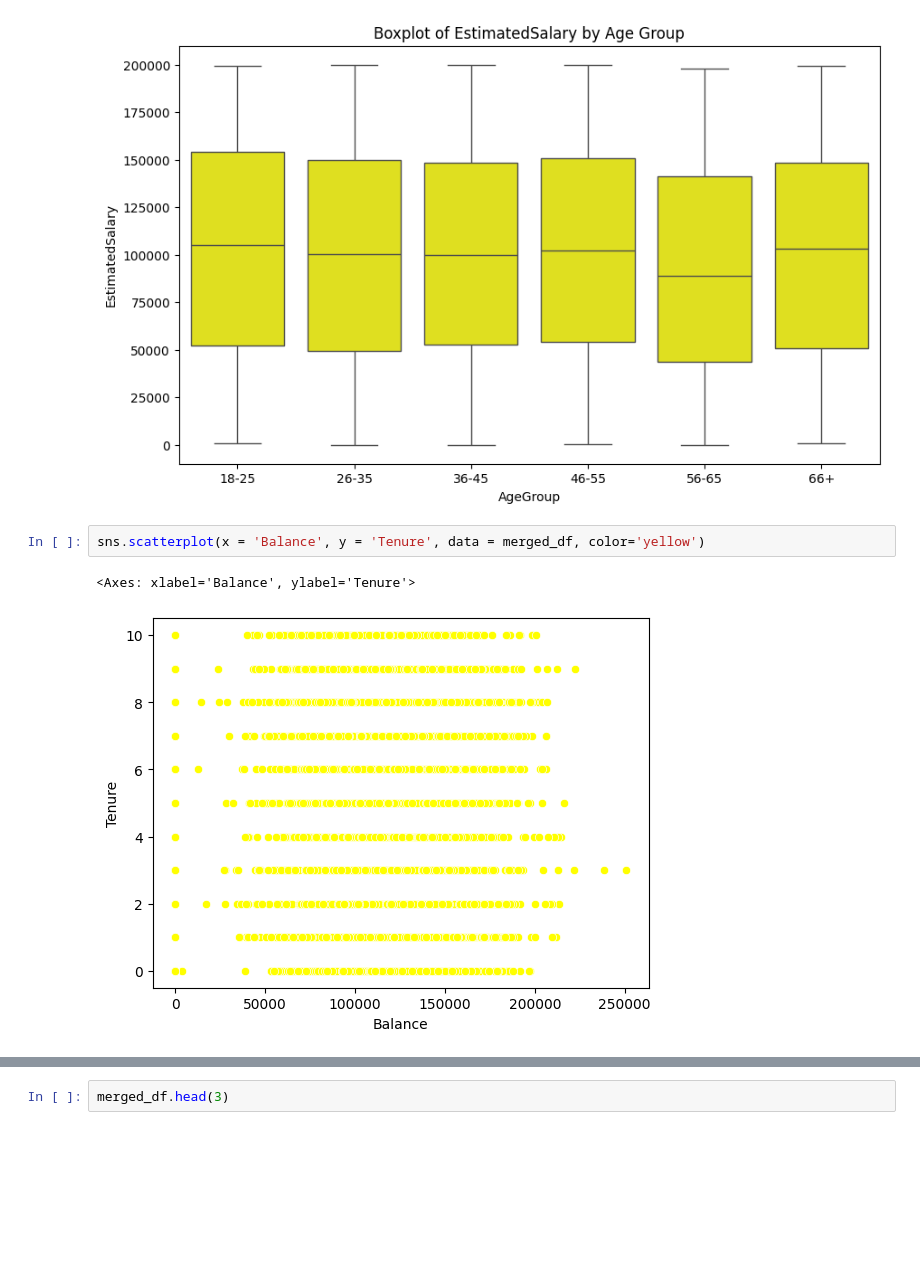
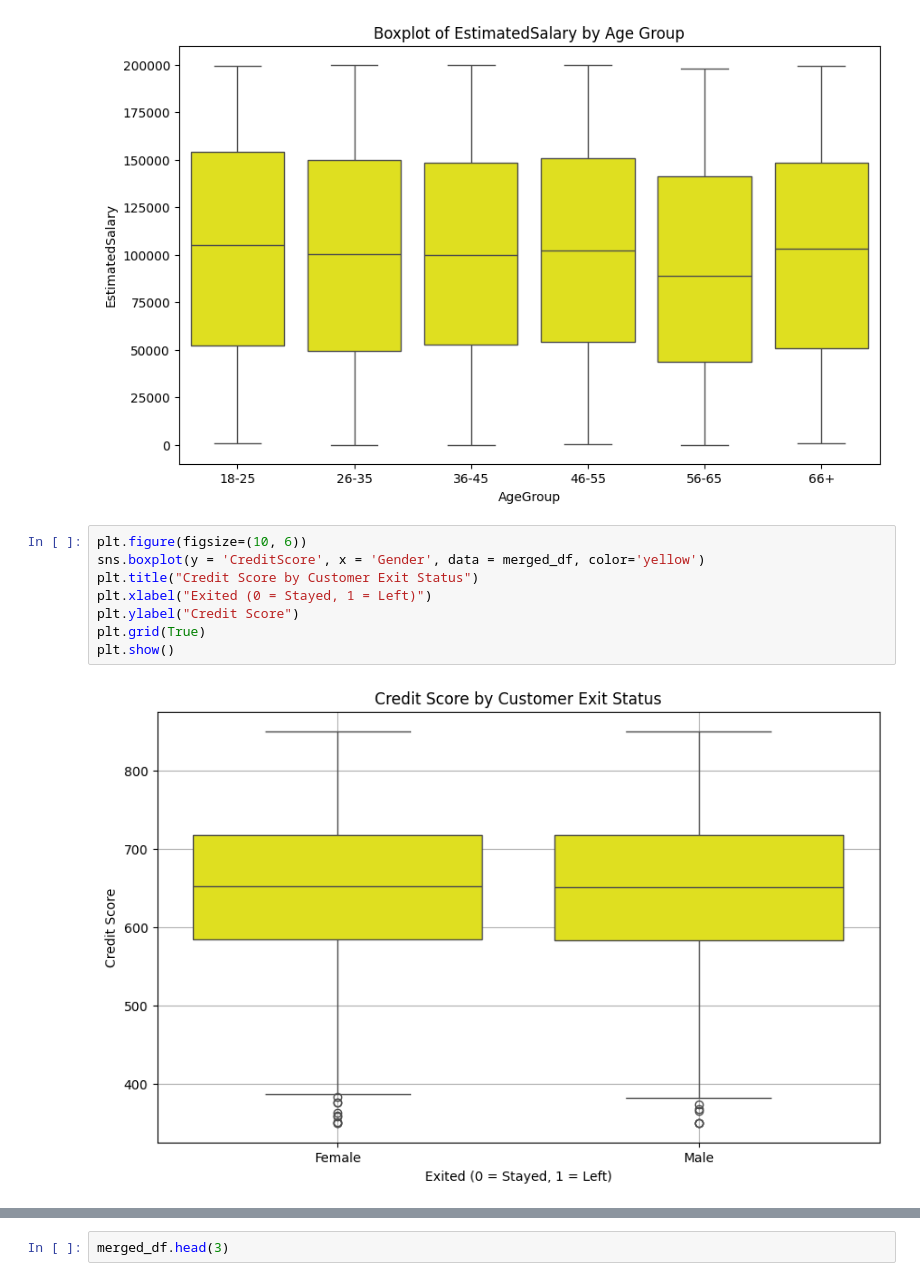
Before and after one commit to b3rian/Data_Science, a Jupyter notebook: Bank customer analysis.ipynb, the cells around one changed output, grey strips where cells are left out. Saved outputs shown, nothing was run; the diff lists cells and outputs as text; blank space fills up the shorter version.

```diff
--- a/Bank customer analysis.ipynb
+++ b/Bank customer analysis.ipynb
@@ -206,8 +206,13 @@ plt.title('Boxplot of EstimatedSalary by Age Group')
 plt.show()
 # %% [output]
 [figure]
-# %%
-sns.scatterplot(x = 'Balance', y = 'Tenure', data = merged_df, color='yellow')
-# %% [output]
-<Axes: xlabel='Balance', ylabel='Tenure'>
-[figure, removed]
+# %%
+plt.figure(figsize=(10, 6))
+sns.boxplot(y = 'CreditScore', x = 'Gender', data = merged_df, color='yellow')
+plt.title("Credit Score by Customer Exit Status")
+plt.xlabel("Exited (0 = Stayed, 1 = Left)")
+plt.ylabel("Credit Score")
+plt.grid(True)
+plt.show()
+# %% [output]
+[figure, added]
```
Also changed, not shown: parts of 1 cell of this notebook.
